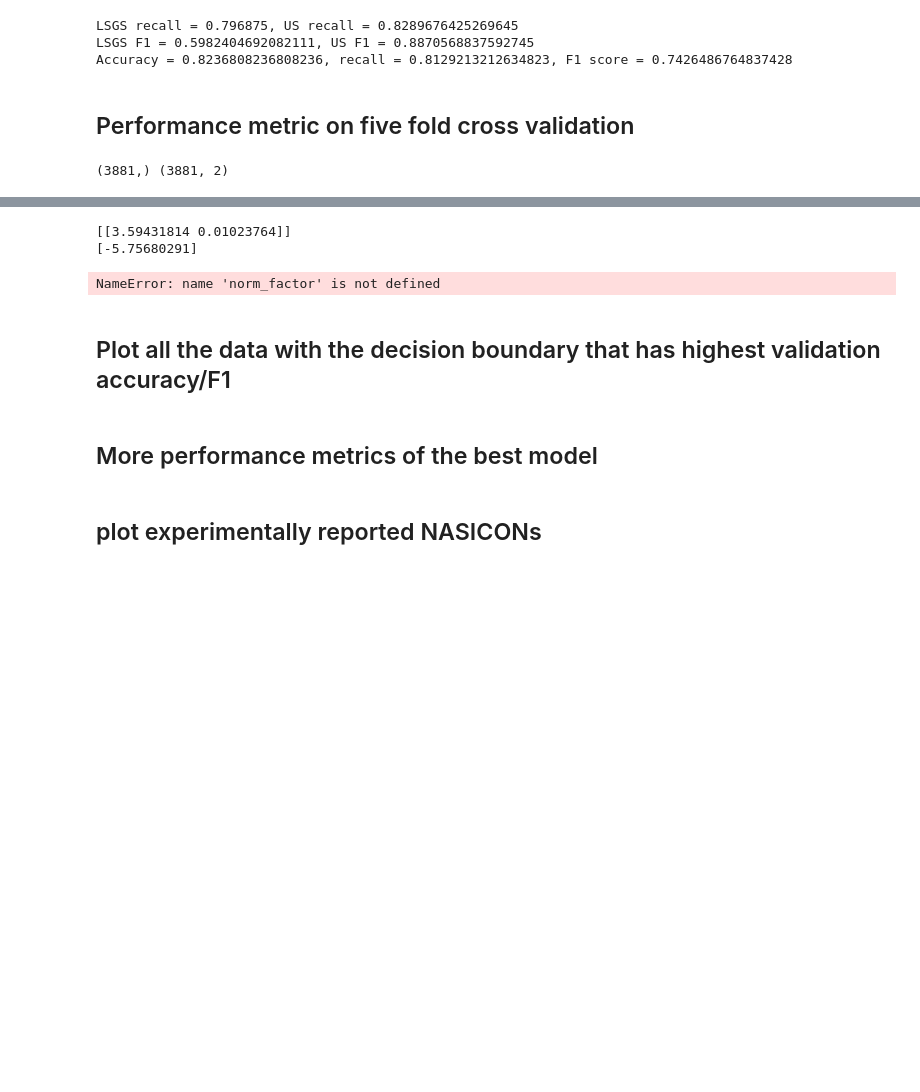
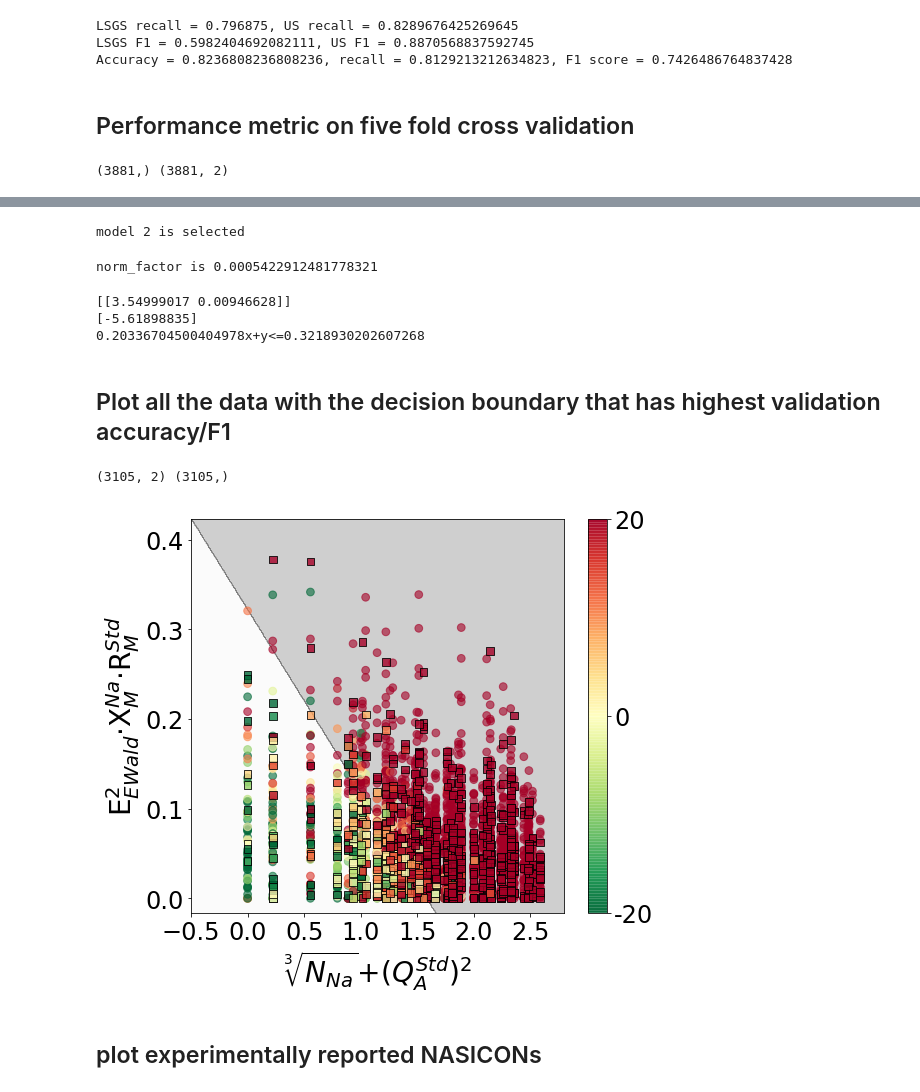
Before and after one commit to Jeff-oakley/NASICON_Predictor_Data, a Jupyter notebook: Run_five_fold_CV.ipynb, the cells around one changed output, grey strips where cells are left out. Saved outputs shown, nothing was run; the diff lists cells and outputs as text; code cells hidden in the pictures; blank space fills up the shorter version.

```diff
--- a/Run_five_fold_CV.ipynb
+++ b/Run_five_fold_CV.ipynb
@@ -87,12 +88,14 @@ print(Y_all_data.shape,X_all_data.shape)
 (3881,) (3881, 2)
 # %%
 # The real train set = train set from skf + the validation data set
-accuracy_lst, recall_lst, F1_lst = [], [], []
+accuracy_lst, recall_lst, F1_lst, clf_lst, best_train_index_lst, best_test_index_lst, best_test_score_lst = \
+    [], [], [], [], [], [], []
 
-best_test_score = 1e10
+best_test_score = 0.0
+count = 1
 
 for train_index, test_index in skf.split(X_all_data,Y_all_data):
-    print("===============================")
+    print(f"============Performing fold {count}===================")
     X_train = X_all_data[train_index]
     X_test = X_all_data[test_index]
     Y_train = Y_all_data[train_index]
@@ -114,21 +117,22 @@ for train_index, test_index in skf.split(X_all_data,Y_all_data):
     accuracy_lst.append(test_score)
     recall_lst.append(test_recall_avg)
     F1_lst.append(test_F1)
+    clf_lst.append(deepcopy(clf))
+    best_test_score_lst.append(test_score)
+    best_train_index_lst.append(train_index)
+    best_test_index_lst.append(test_index)
+
 
     print(f'LSGS recall = {test_recall_LSGS}, US recall = {test_recall_US}')
     print(f'LSGS F1 = {test_F1_LSGS}, US F1 = {test_F1_US}')
     print(f'Accuracy = {test_score}, average recall = {test_recall_avg}, average F1 score = {test_F1}')
 
-    if test_score < best_test_score:
-        best_test_score = test_score
-        best_clf = deepcopy(clf)
-        best_train_index, best_test_index = deepcopy(train_index), deepcopy(test_index)
-        best_X_train, best_Y_train = deepcopy(X_train), deepcopy(Y_train)
-        best_X_test, best_Y_test = deepcopy(X_test), deepcopy(Y_test)
+    np.savetxt(f'train_X_fold{count}.dat',X_train)
+    np.savetxt(f'test_X_fold{count}.dat',X_test)
+    np.savetxt(f'train_Y_fold{count}.dat',Y_train)
+    np.savetxt(f'test_Y_fold{count}.dat',Y_test)
 
-    print(f'LSGS recall = {test_recall_LSGS}, US recall = {test_recall_US}')
-    print(f'LSGS F1 = {test_F1_LSGS}, US F1 = {test_F1_US}')
-    print(f'Accuracy = {test_score}, average recall = {test_recall_avg}, average F1 score = {test_F1}')
+    count += 1
 
 print(f'Average accuracy = {np.average(accuracy_lst)}, recall = {np.average(recall_lst)}, F1 score = {np.average(F1_lst)}')
 # %% [output]
@@ -166,3 +156,30 @@ print(np.where((Y_test==Y_predict) & (Y_test==0))[0].shape[0]/np.where(Y_test==0
+# %%
+# Select the best model that have F1 cloest to average F1 score
+
+best_ind = 2
+print(f'model {best_ind} is selected')
+best_clf = clf_lst[best_ind]
+best_train_index, best_test_index = best_train_index_lst[best_ind], best_test_index_lst[best_ind]
+best_X_train, best_X_test = X_all_data[best_train_index,:], X_all_data[best_test_index,:]
+best_Y_train, best_Y_test = Y_all_data[best_train_index], Y_all_data[best_test_index]
+# %% [output]
+model 2 is selected
+# %%
+# Calculate the normalization factor to make sure the second feature dimensionaless
+
+train_df = pd.read_csv('train.csv')
+test_df = pd.read_csv('test.csv')
+
+train_df = train_df.set_index('CompName')
+test_df = test_df.set_index('CompName')
+
+e_Ewald_ref = train_df.loc['Na3Zr2Si2PO12']['EWaldSumLst']
+r_ref = 1.02 # The shannon radius of Na+
+
+norm_factor = 1/(e_Ewald_ref**2*r_ref)
+print(f'norm_factor is {norm_factor}')
+# %% [output]
+norm_factor is 0.0005422912481778321
 # %%
 # print model coeffcient
 
@@ -173,8 +190,8 @@ y_coeff = 1.0
 intercept = -best_clf.intercept_[0]*norm_factor/best_clf.coef_[0][1]
 print(f'{x_coeff}x+y<={intercept}')
 # %% [output]
-[[3.59431814 0.01023764]]
-[-5.75680291]
+[[3.54999017 0.00946628]]
+[-5.61898835]
+0.20336704500404978x+y<=0.3218930202607268
-NameError: name 'norm_factor' is not defined
 # %% [markdown]
 ## Plot all the data with the decision boundary that has highest validation accuracy/F1
@@ -195,44 +198,43 @@ print(f'norm_factor is {norm_factor}')
 # %%
 plt.figure(figsize=(8,7))
-x_min, x_max = best_X_train[:,0].min()-0.5, best_X_train[:, 0].max()+0.5
-y_min, y_max = best_X_train[:,1].min()-50, best_X_train[:, 1].max()+100
-
-print(x_min, x_max, y_min, y_max)
+x_min, x_max = X_all_data[:,0].min()-0.5, X_all_data[:,0].max()+0.5
+y_min, y_max = X_all_data[:,1].min()-50, X_all_data[:,1].max()+100
 
 plot_stepx = (x_max-x_min)/500;
 plot_stepy = (y_max-y_min)/500;
 xx, yy = np.meshgrid(np.arange(x_min, x_max, plot_stepx),
                      np.arange(y_min, y_max, plot_stepy))
 Z = best_clf.predict(np.c_[xx.ravel(), yy.ravel()])
 Z = Z.reshape(xx.shape)
 
 cs = plt.contourf(xx, yy, Z, cmap=plt.cm.binary,alpha=0.2)
 
 ehull_train_arry = ehull_all_data[best_train_index]
 ehull_test_arry = ehull_all_data[best_test_index]
 print(best_X_train.shape,ehull_train_arry.shape)
 
 plt.scatter(best_X_train[:,0],best_X_train[:,1],marker='o',s=[60 for i in range(ehull_train_arry.shape[0])],
             c=ehull_train_arry,cmap='RdYlGn_r',vmin=-20,vmax=20,alpha=0.6)
 plt.scatter(best_X_test[:,0],best_X_test[:,1],marker='s',s=[60 for i in range(ehull_test_arry.shape[0])],
             c=ehull_test_arry,edgecolors=['k' for i in range(ehull_train_arry.shape[0])],
             cmap='RdYlGn_r',vmin=-20,vmax=20,alpha=0.8)
 
 
 CB=plt.colorbar()
 CB.ax.tick_params(labelsize=24)
 CB.set_ticks([-20,0,20]); CB.set_ticklabels(['-20','0','20'])
 _ = plt.yticks([0.00/norm_factor,0.10/norm_factor,0.20/norm_factor,0.30/norm_factor,0.40/norm_factor],
            [0.0,0.1,0.2,0.3,0.4])
 _ = plt.xticks(fontsize=24); plt.yticks(fontsize=24)
 plt.xlabel('$\sqrt[3]{N_{Na}}$+($Q_{A}^{Std}$)$^2$',fontsize=28)
 plt.ylabel(r'E$_{EWald}^2$$\cdot$X$_{M}^{Na}$$\cdot$R$_{M}^{Std}$',fontsize=28)
 plt.xlim((-0.5,2.8))
 plt.ylim((-30,780))
 plt.tight_layout()
 plt.savefig('Fig_5a.pdf')
+# %% [output]
+(3105, 2) (3105,)
+[figure, added]
-# %% [markdown]
-## More performance metrics of the best model
 # %% [markdown]
 ## plot experimentally reported NASICONs
 # %%
```
Also changed, not shown: parts of 13 cells of this notebook, 25 other files.
